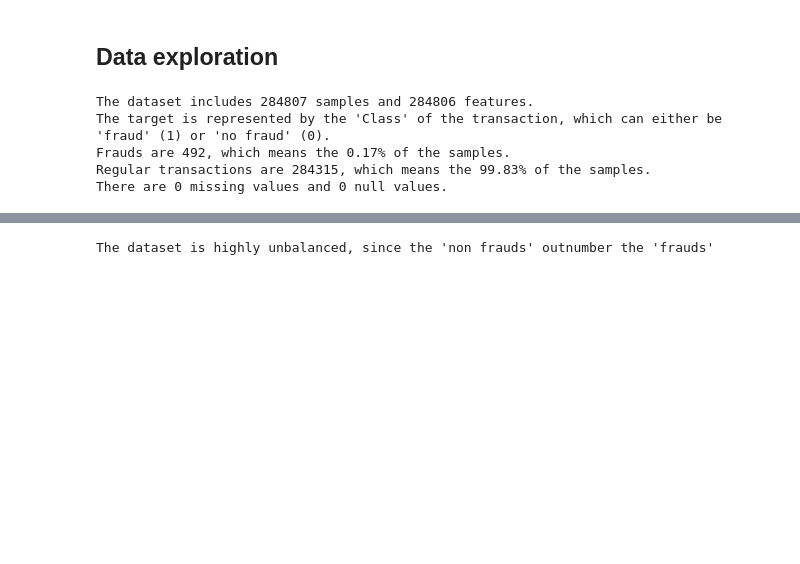
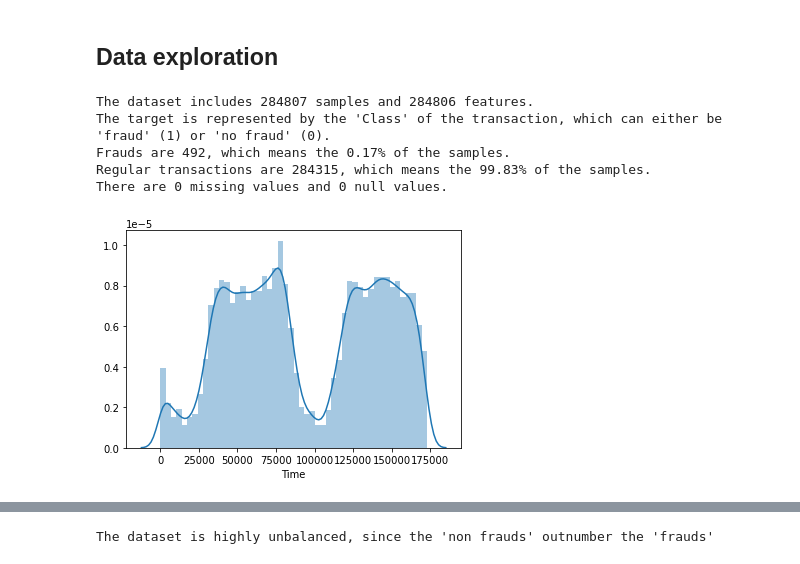
Before and after one commit to pierpaolododorico/credit_cart_frauds, a Jupyter notebook: notebooks/preprocessiong copy.ipynb, the cells around one changed output, grey strips where cells are left out. Drawn from its saved outputs; the diff is of its cells as text; code cells hidden in the pictures; blank space fills up the shorter version.

```diff
--- a/notebooks/preprocessiong copy.ipynb
+++ b/notebooks/preprocessiong copy.ipynb
@@ -51,3 +52,8 @@ The target is represented by the 'Class' of the transaction, which can either be
 Frauds are 492, which means the 0.17% of the samples.
 Regular transactions are 284315, which means the 99.83% of the samples.
 There are 0 missing values and 0 null values.
+# %%
+sns.distplot(df['Time'])
+plt.show()
+# %% [output]
+[figure, added]
```
Also changed, not shown: parts of 6 cells of this notebook.
